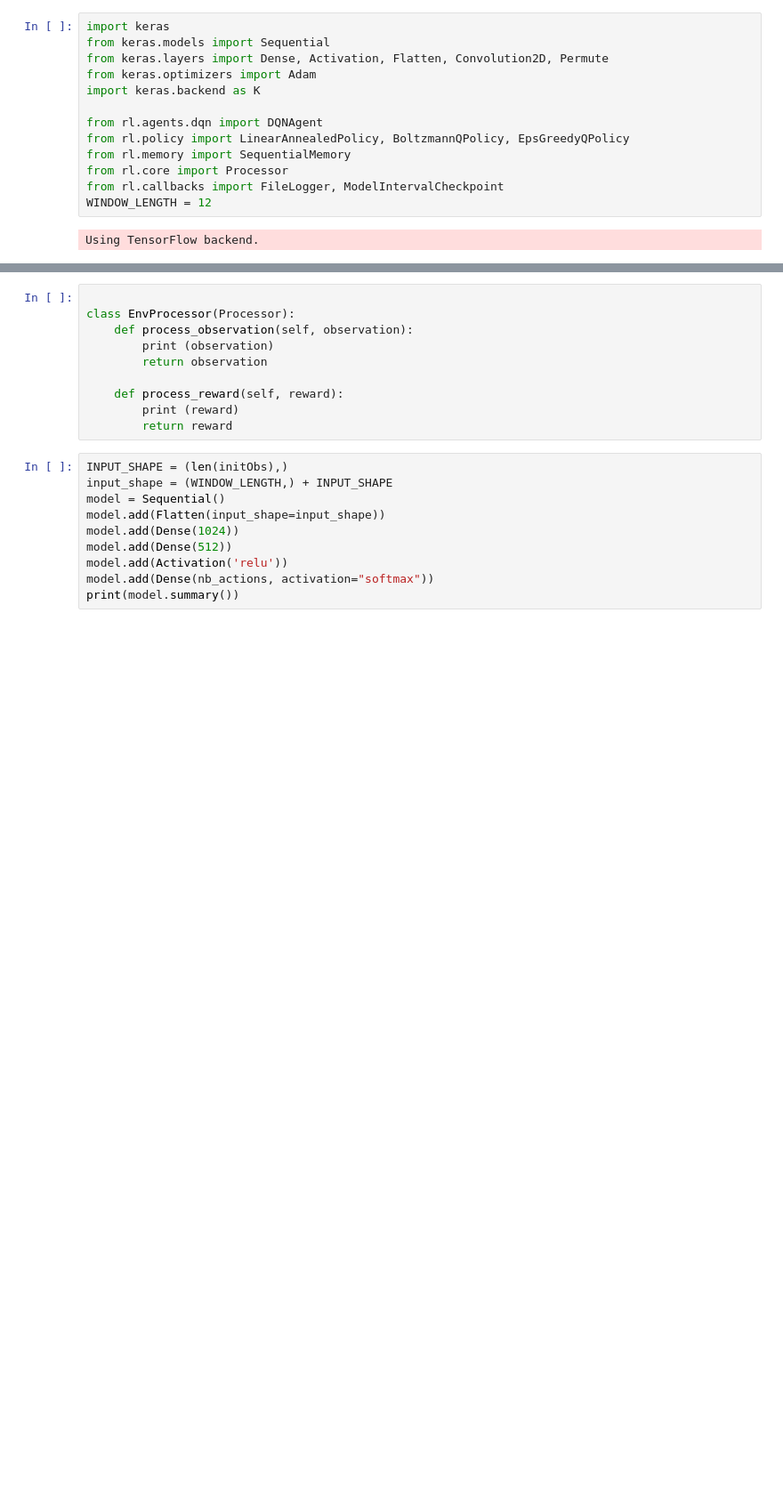
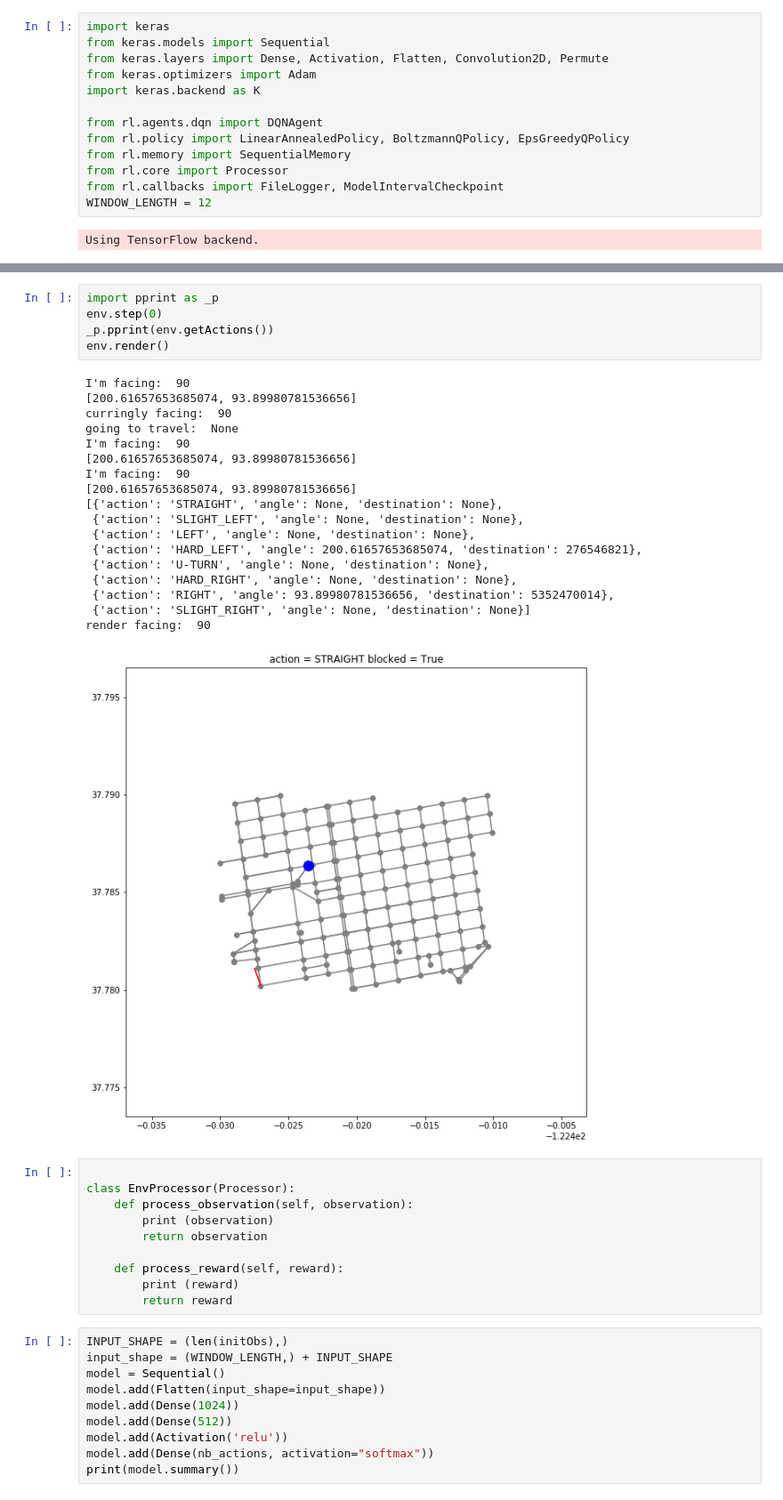
Before and after one commit to scottsfarley93/rl-graph, a Jupyter notebook: DQN.ipynb, the cells around one changed output, grey strips where cells are left out. Shown at 89% size. Saved outputs shown, nothing was run; the diff lists cells and outputs as text; blank space fills up the shorter version.

```diff
--- a/DQN.ipynb
+++ b/DQN.ipynb
@@ -34,3 +69,27 @@ env.render()
+# %%
+import pprint as _p
+env.step(0)
+_p.pprint(env.getActions())
+env.render()
+# %% [output]
+I'm facing:  90
+[200.61657653685074, 93.89980781536656]
+curringly facing:  90
+going to travel:  None
+I'm facing:  90
+[200.61657653685074, 93.89980781536656]
+I'm facing:  90
+[200.61657653685074, 93.89980781536656]
+[{'action': 'STRAIGHT', 'angle': None, 'destination': None},
+ {'action': 'SLIGHT_LEFT', 'angle': None, 'destination': None},
+ {'action': 'LEFT', 'angle': None, 'destination': None},
+ {'action': 'HARD_LEFT', 'angle': 200.61657653685074, 'destination': 276546821},
+ {'action': 'U-TURN', 'angle': None, 'destination': None},
+ {'action': 'HARD_RIGHT', 'angle': None, 'destination': None},
+ {'action': 'RIGHT', 'angle': 93.89980781536656, 'destination': 5352470014},
+ {'action': 'SLIGHT_RIGHT', 'angle': None, 'destination': None}]
+render facing:  90
+[figure, added]
 # %%
 
 class EnvProcessor(Processor):
```
Also changed, not shown: parts of 8 cells of this notebook, 4 other files.
